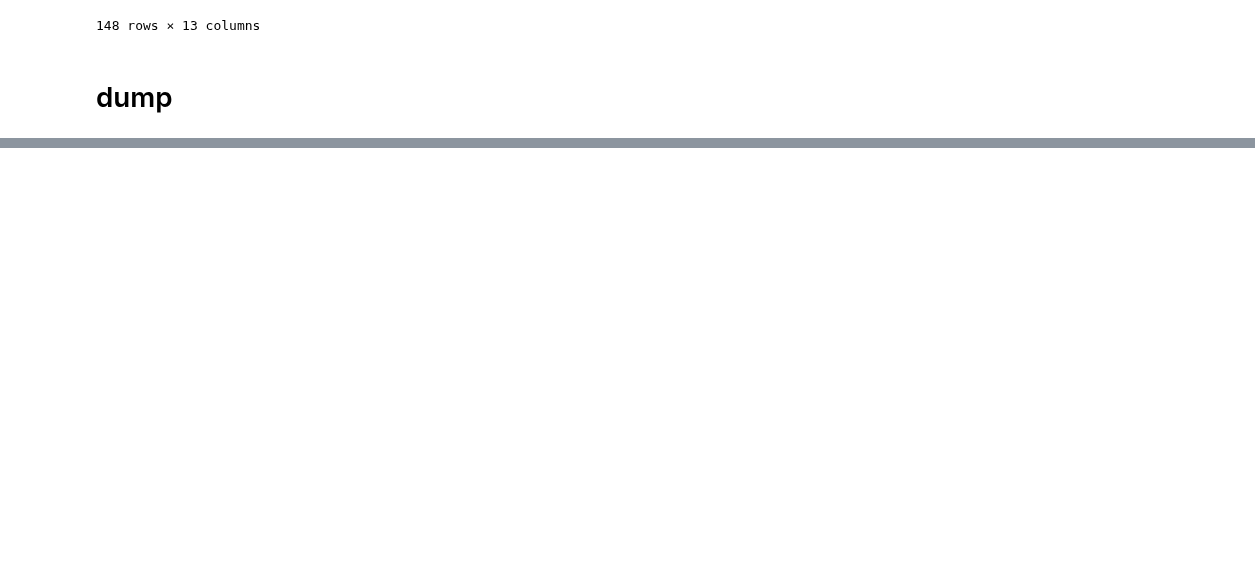
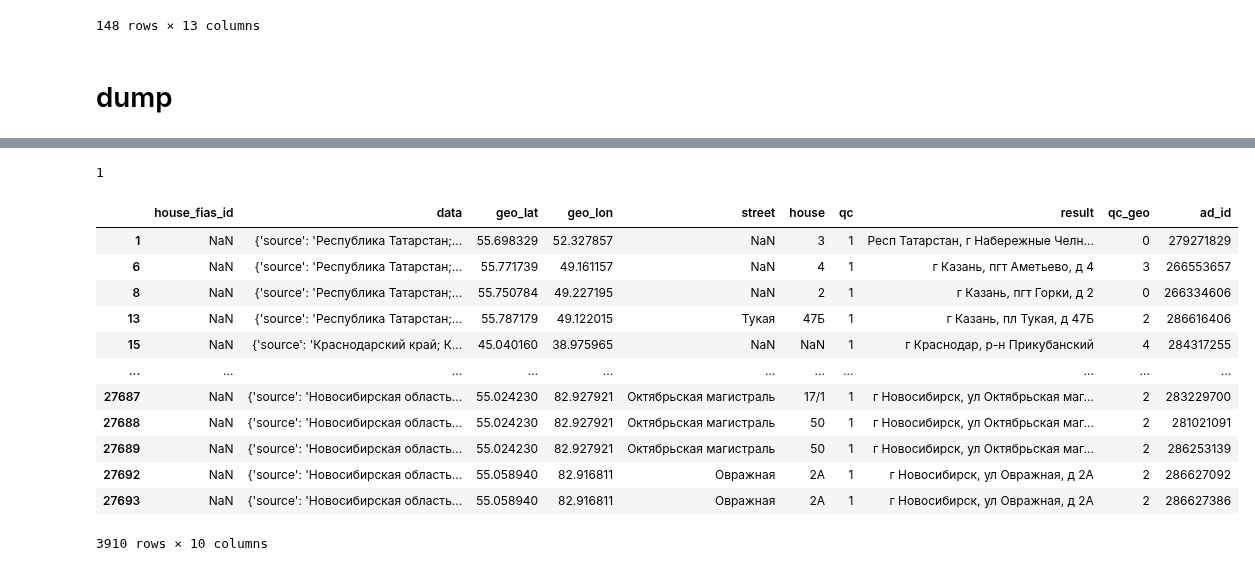
Before and after one commit to Nedvizhka/yadisk_loader, a Jupyter notebook: dev_check_jupyter/dev_parse_w_dadata.ipynb, the cells around one changed output, grey strips where cells are left out. Cells and saved outputs as stored; diff of their text form; code cells hidden in the pictures; blank space fills up the shorter version.

```diff
--- a/dev_check_jupyter/dev_parse_w_dadata.ipynb
+++ b/dev_check_jupyter/dev_parse_w_dadata.ipynb
@@ -1369,0 +1585,23 @@ df_avito_realty_sample_1.set_index(['ad_id']).fillna(districts_df.set_index(['co
+# %%
+dh_df.to_sql(name='dadata_houses', con=sql_engine, if_exists='append',
+                        chunksize=5000, method='multi', index=False)
+# %% [output]
+1
+# %%
+dddt_history = pd.read_csv('cian_dadata_request_26_04_2023.csv', encoding='cp1251', index_col=0)
+# %%
+dddt_history[dddt_history.house_fias_id.isna()]
+# %% [output]
+|  | house_fias_id | data | geo_lat | geo_lon | street | house | qc | result | qc_geo | ad_id |
+| 1 | NaN | {'source': 'Республика Татарстан;... | 55.698329 | 52.327857 | NaN | 3 | 1 | Респ Татарстан, г Набережные Челн... | 0 | 279271829 |
+| 6 | NaN | {'source': 'Республика Татарстан;... | 55.771739 | 49.161157 | NaN | 4 | 1 | г Казань, пгт Аметьево, д 4 | 3 | 266553657 |
+| 8 | NaN | {'source': 'Республика Татарстан;... | 55.750784 | 49.227195 | NaN | 2 | 1 | г Казань, пгт Горки, д 2 | 0 | 266334606 |
+| 13 | NaN | {'source': 'Республика Татарстан;... | 55.787179 | 49.122015 | Тукая | 47Б | 1 | г Казань, пл Тукая, д 47Б | 2 | 286616406 |
+| 15 | NaN | {'source': 'Краснодарский край; К... | 45.040160 | 38.975965 | NaN | NaN | 1 | г Краснодар, р-н Прикубанский | 4 | 284317255 |
+| ... | ... | ... | ... | ... | ... | ... | ... | ... | ... | ... |
+| 27687 | NaN | {'source': 'Новосибирская область... | 55.024230 | 82.927921 | Октябрьская магистраль | 17/1 | 1 | г Новосибирск, ул Октябрьская маг... | 2 | 283229700 |
+| 27688 | NaN | {'source': 'Новосибирская область... | 55.024230 | 82.927921 | Октябрьская магистраль | 50 | 1 | г Новосибирск, ул Октябрьская маг... | 2 | 281021091 |
+| 27689 | NaN | {'source': 'Новосибирская область... | 55.024230 | 82.927921 | Октябрьская магистраль | 50 | 1 | г Новосибирск, ул Октябрьская маг... | 2 | 286253139 |
+| 27692 | NaN | {'source': 'Новосибирская область... | 55.058940 | 82.916811 | Овражная | 2А | 1 | г Новосибирск, ул Овражная, д 2А | 2 | 286627092 |
+| 27693 | NaN | {'source': 'Новосибирская область... | 55.058940 | 82.916811 | Овражная | 2А | 1 | г Новосибирск, ул Овражная, д 2А | 2 | 286627386 |
+3910 rows × 10 columns
```
Also changed, not shown: parts of 48 cells of this notebook, 12 other files.
